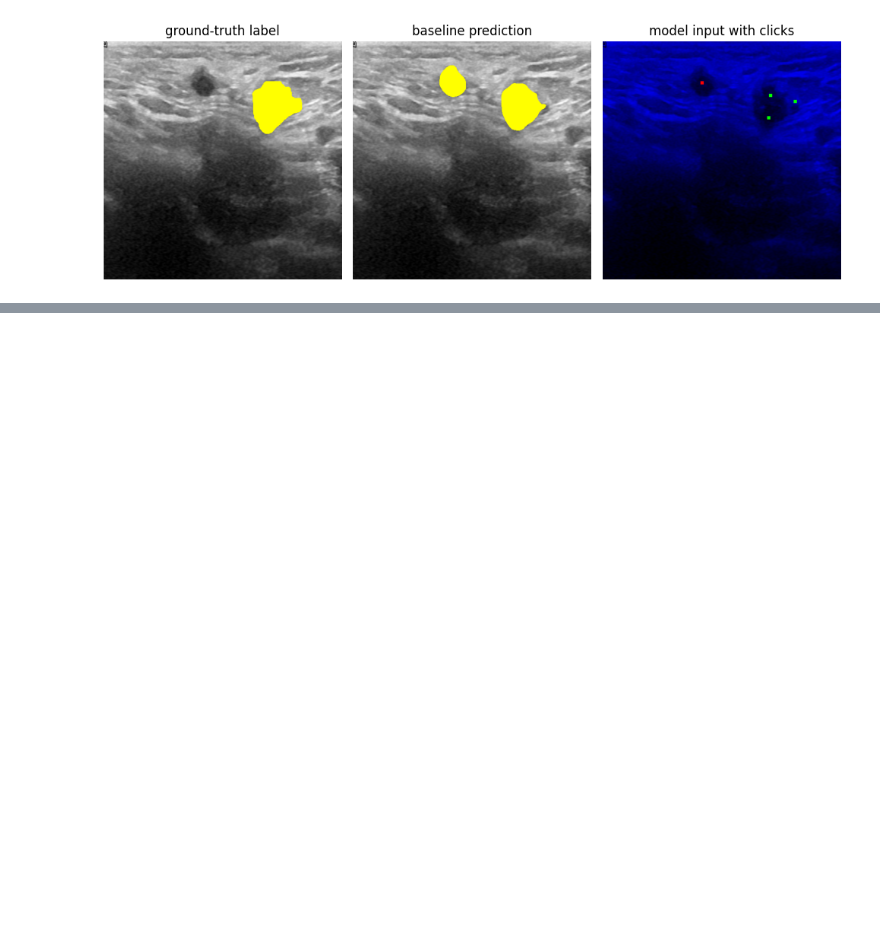
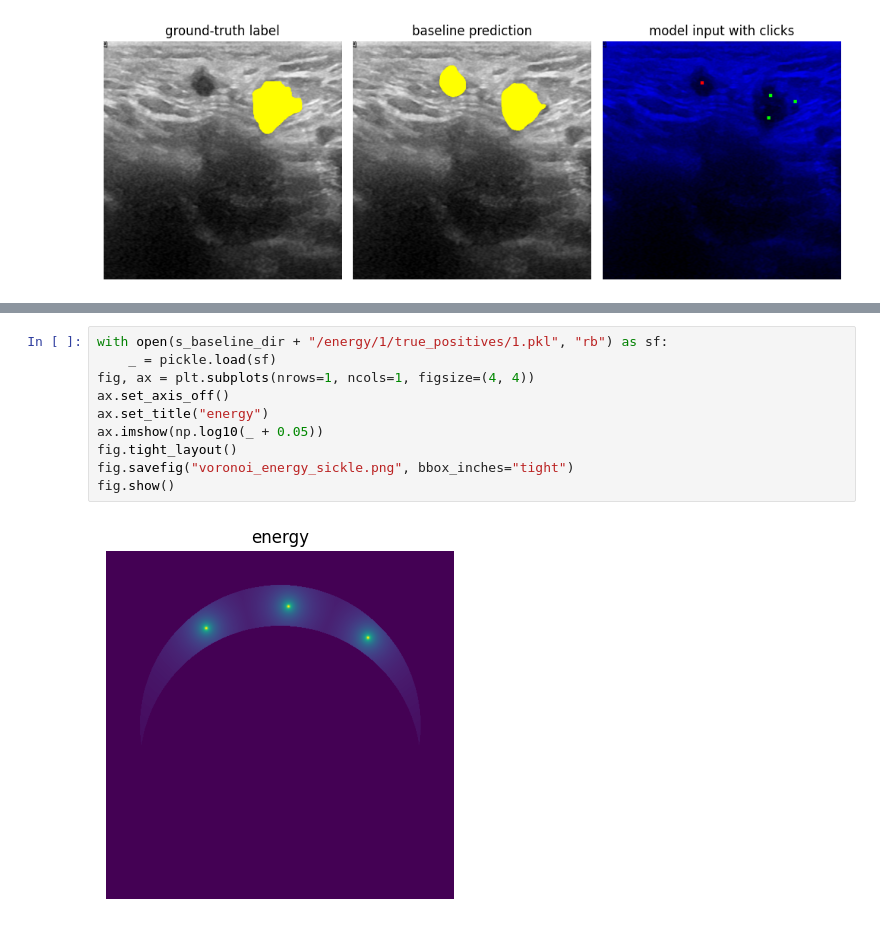
Before and after one commit to FlorinAndrei/segmentation_click_train, a Jupyter notebook: article.ipynb, the cells around one changed output, grey strips where cells are left out. Drawn from its saved outputs; the diff is of its cells as text; blank space fills up the shorter version.

```diff
--- a/article.ipynb
+++ b/article.ipynb
@@ -422,0 +527,12 @@ plt.show()
+# %%
+with open(s_baseline_dir + "/energy/1/true_positives/1.pkl", "rb") as sf:
+    _ = pickle.load(sf)
+fig, ax = plt.subplots(nrows=1, ncols=1, figsize=(4, 4))
+ax.set_axis_off()
+ax.set_title("energy")
+ax.imshow(np.log10(_ + 0.05))
+fig.tight_layout()
+fig.savefig("voronoi_energy_sickle.png", bbox_inches="tight")
+fig.show()
+# %% [output]
+[figure, added]
```
Also changed, not shown: parts of 8 cells of this notebook, 5 other files.
